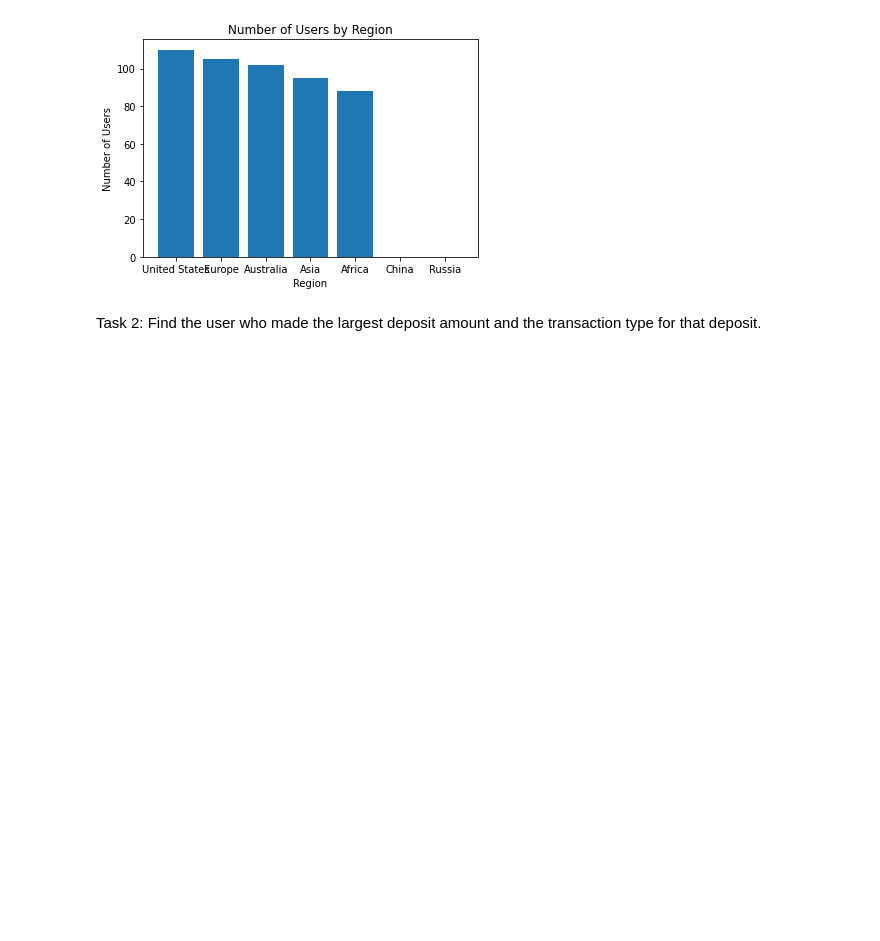
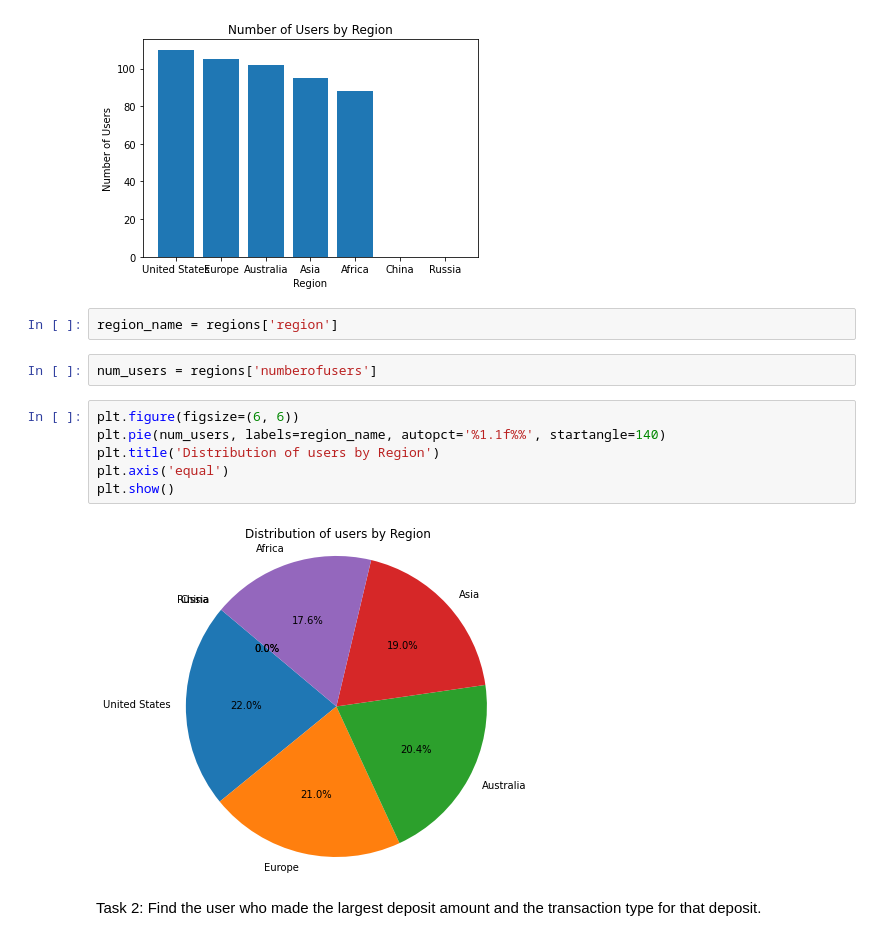
Before and after one commit to Dibieoluchi/banking_data, a Jupyter notebook: banking_data analysis.ipynb, the cells around one changed output. Saved outputs shown, nothing was run; the diff lists cells and outputs as text; blank space fills up the shorter version.

```diff
--- a/banking_data analysis.ipynb
+++ b/banking_data analysis.ipynb
@@ -149,6 +149,18 @@ plt.title('Number of Users by Region')
 # %% [output]
 Text(0.5, 1.0, 'Number of Users by Region')
 [figure]
+# %%
+region_name = regions['region']
+# %%
+num_users = regions['numberofusers']
+# %%
+plt.figure(figsize=(6, 6))
+plt.pie(num_users, labels=region_name, autopct='%1.1f%%', startangle=140)
+plt.title('Distribution of users by Region')
+plt.axis('equal')
+plt.show()
+# %% [output]
+[figure, added]
 # %% [markdown]
 Task 2:
 Find the user who made the largest deposit amount and the transaction type for that deposit.
```
Also changed, not shown: parts of 44 cells of this notebook.
